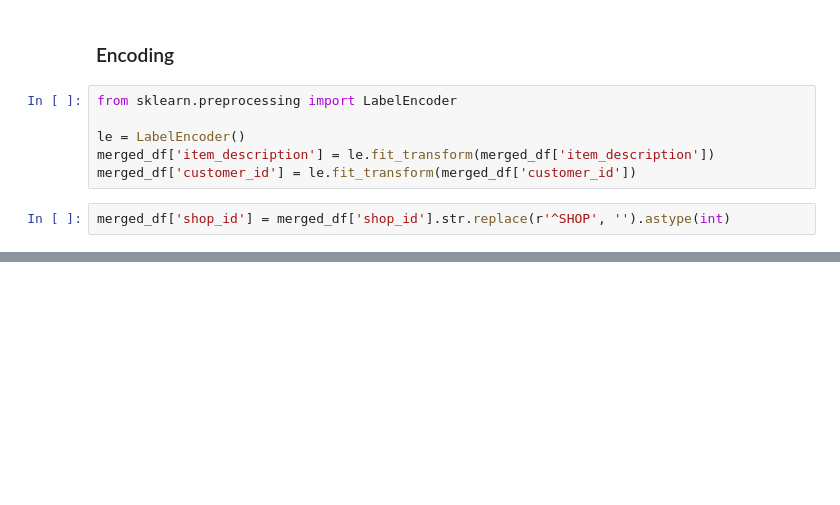
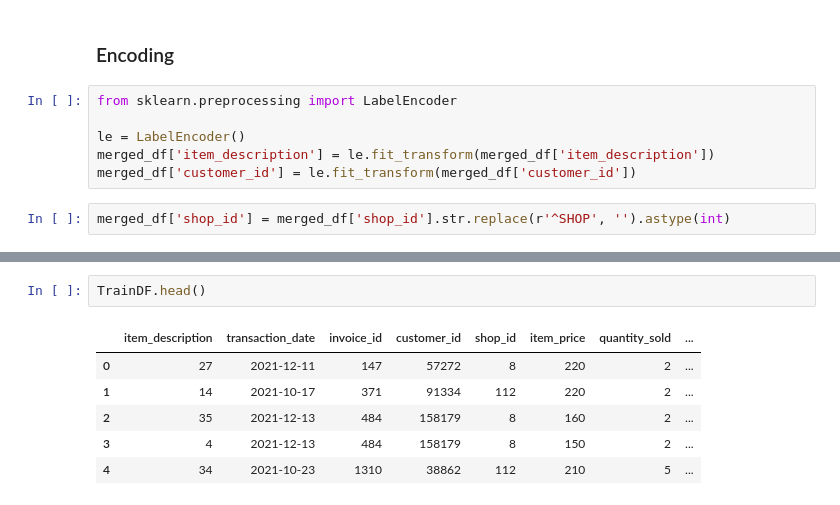
Before and after one commit to codened/DataStorm-4.0, a Jupyter notebook: stormingRound/DataStorm_4_0.ipynb, the cells around one changed output, grey strips where cells are left out. Cells and saved outputs as stored; diff of their text form; blank space fills up the shorter version.

```diff
--- a/stormingRound/DataStorm_4_0.ipynb
+++ b/stormingRound/DataStorm_4_0.ipynb
@@ -126,0 +148,9 @@ merged_df
+# %%
+TrainDF.head()
+# %% [output]
+|  | item_description | transaction_date | invoice_id | customer_id | shop_id | item_price | quantity_sold | ... |
+| 0 | 27 | 2021-12-11 | 147 | 57272 | 8 | 220 | 2 | ... |
+| 1 | 14 | 2021-10-17 | 371 | 91334 | 112 | 220 | 2 | ... |
+| 2 | 35 | 2021-12-13 | 484 | 158179 | 8 | 160 | 2 | ... |
+| 3 | 4 | 2021-12-13 | 484 | 158179 | 8 | 150 | 2 | ... |
+| 4 | 34 | 2021-10-23 | 1310 | 38862 | 112 | 210 | 5 | ... |
```
Also changed, not shown: parts of 9 cells of this notebook.
